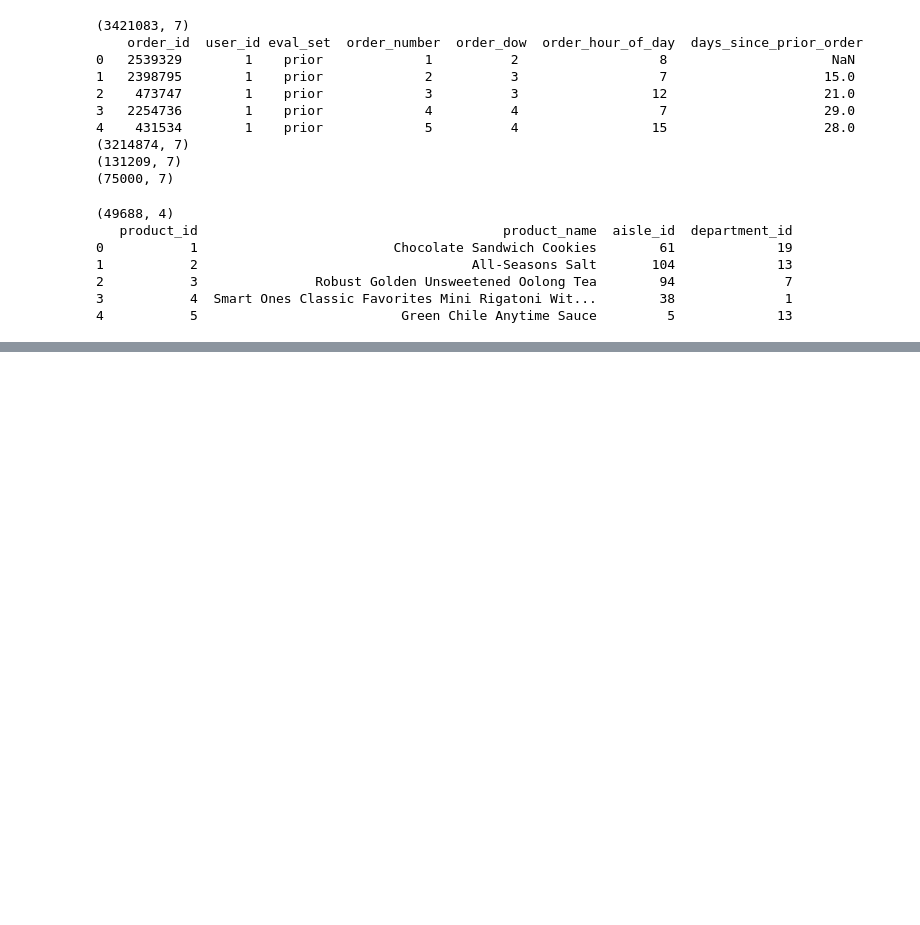
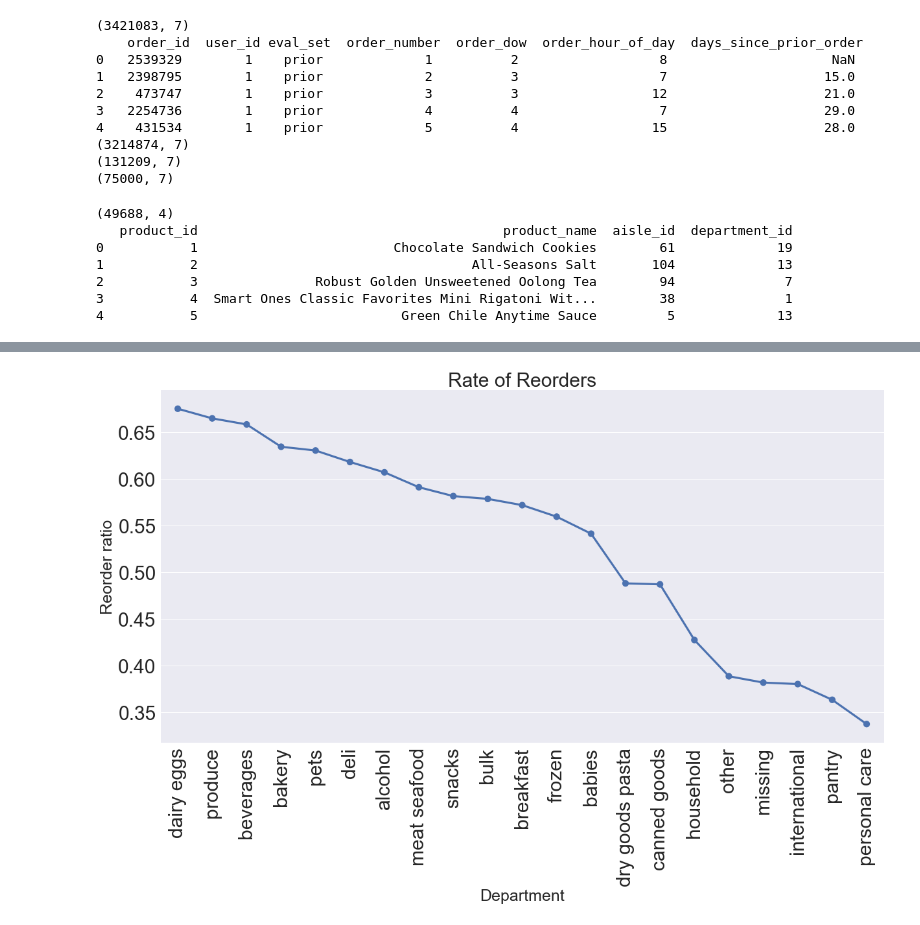
Before and after one commit to pradeepsaiu/kaggle_competetion, a Jupyter notebook: instacart/instacart.ipynb, the cells around one changed output, grey strips where cells are left out. Drawn from its saved outputs; the diff is of its cells as text; code cells hidden in the pictures; blank space fills up the shorter version.

```diff
--- a/instacart/instacart.ipynb
+++ b/instacart/instacart.ipynb
@@ -110,0 +161,18 @@ print(products.head())
+# %%
+total_group = detailed_train_data.groupby(['department','department_id']).count().reset_index()
+
+group = group[['department','reordered','department_id']].groupby(['department','department_id']).sum()
+group = group.reset_index()
+# %%
+ratio = pd.DataFrame({'department':total_group.department,'ratio':group['reordered']/total_group.reordered}).sort_values('ratio',ascending=False)
+# %%
+plt.figure(figsize=(20,10))
+sns.set(font_scale=3)
+sns.pointplot(ratio.department,(ratio.ratio))
+plt.xlabel('Department', fontsize=25)
+plt.ylabel('Reorder ratio', fontsize=25)
+plt.title("Rate of Reorders", fontsize=30)
+plt.xticks(rotation='vertical')
+plt.show()
+# %% [output]
+[figure, added]
```
Also changed, not shown: parts of 15 cells of this notebook.
